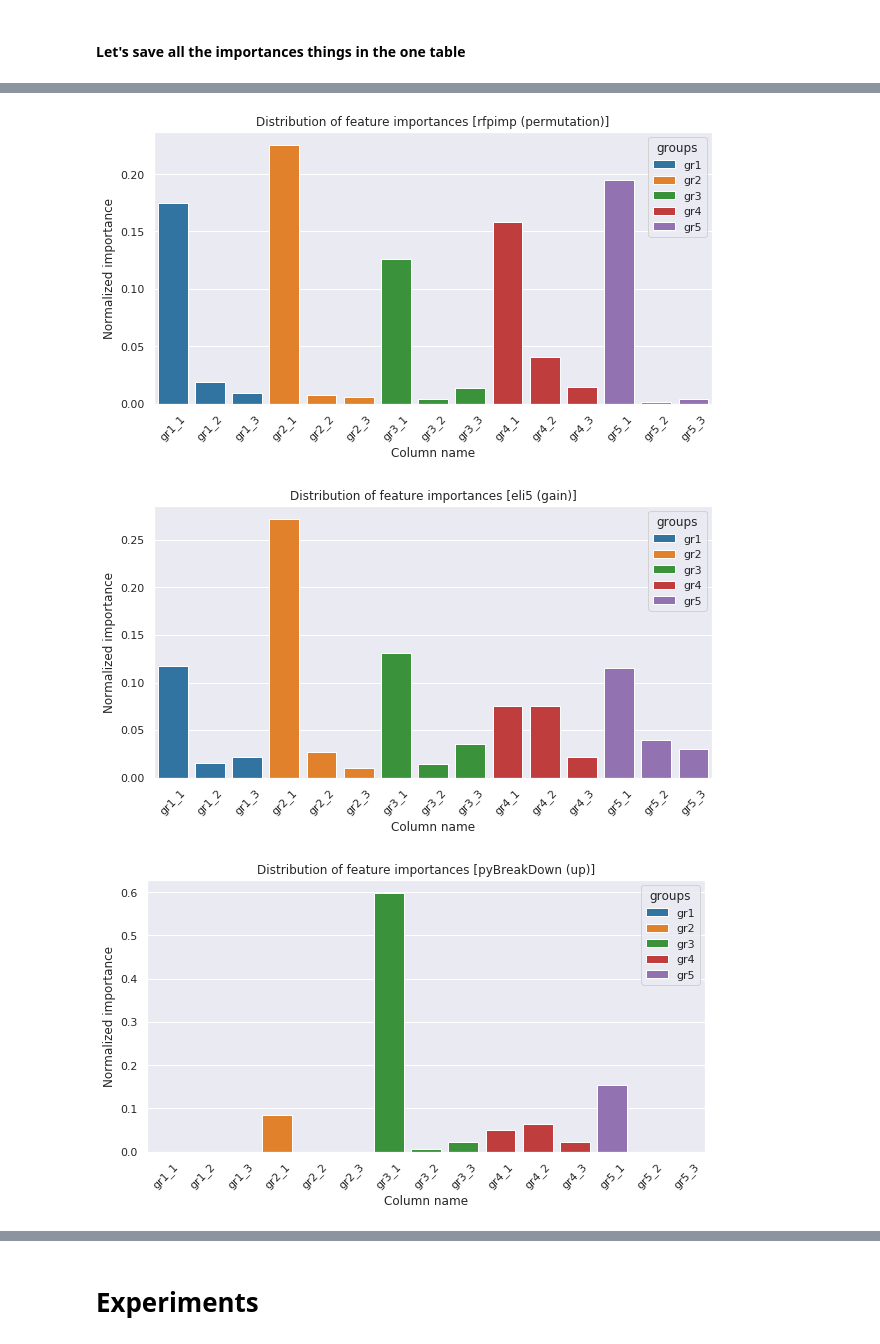
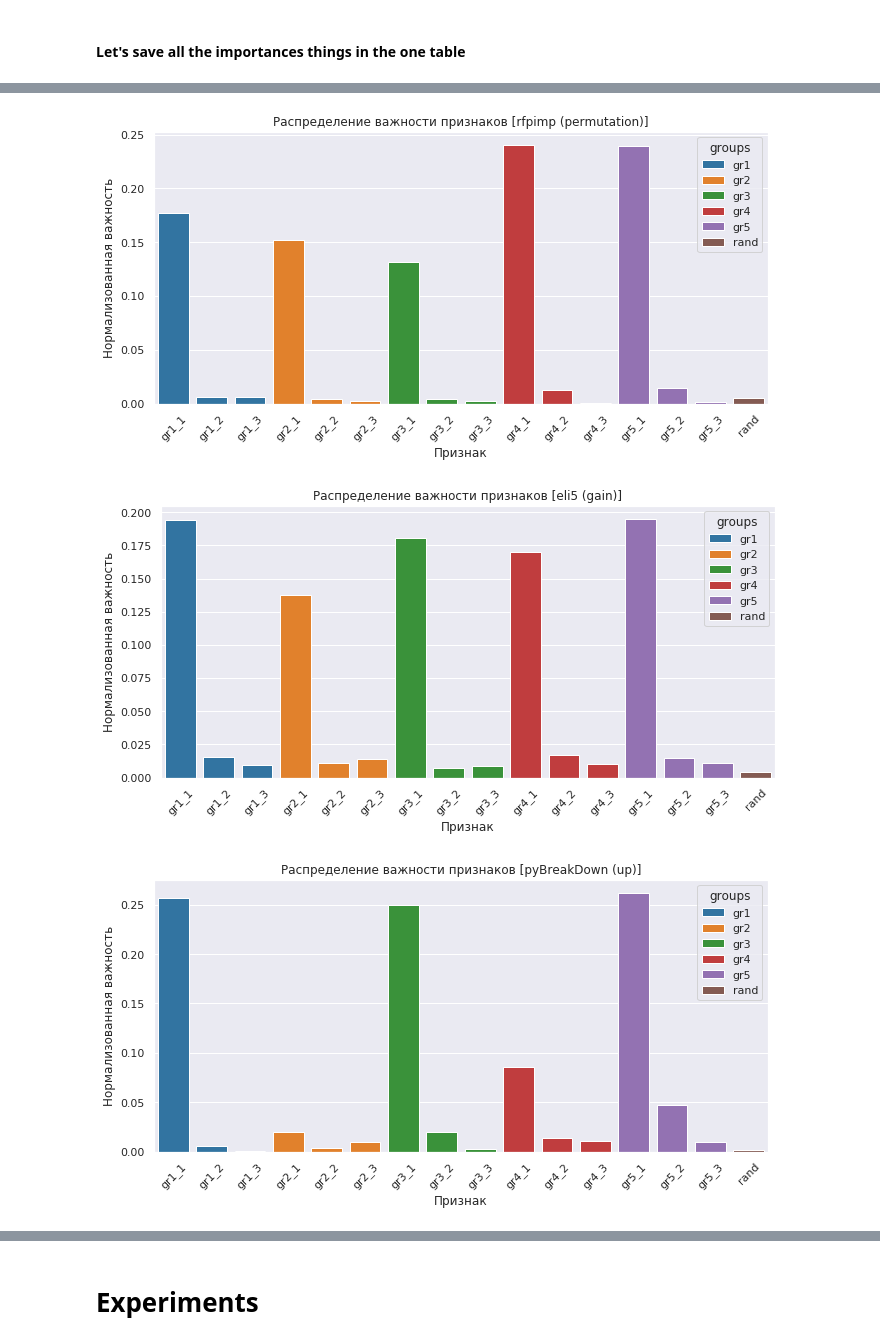
Before and after one commit to MikhailKuz/msu_3course_diary, a Jupyter notebook: experiments/artificial.ipynb, the cells around one changed output, grey strips where cells are left out. Cells and saved outputs as stored; diff of their text form; code cells hidden in the pictures.

```diff
--- a/experiments/artificial.ipynb
+++ b/experiments/artificial.ipynb
@@ -634,7 +818,7 @@ y[y < med] = 0
 y = y.astype(int)
 # %%
 data = pd.DataFrame(data=np.hstack([X, y]),
-                    columns=['gr' + str(i) + '_' + str(j) for i in range(1, n_groups + 1) for j in range(1, n_feature_per_group + 1)] + ['target'])
+                    columns=['gr' + str(i) + '_' + str(j) for i in range(1, n_groups + 1) for j in range(1, n_feature_per_group + 1)] + ['rand'] + ['target'])
 data.iloc[:, -1] = data.iloc[:, -1].astype('int32')
 data
 # %% [output]
@@ -686,7 +880,7 @@ plt.show()
 [figure]
 # %%
 start = timer()
-f_ints = all_feature_interaction(clf, X_train, n_samples=100)
+f_ints = all_feature_interaction(clf, X_train, n_samples=1000)
 end = timer()
 
 time_last = int(end - start)
@@ -775,11 +953,11 @@ norm_all_fi.sort_values('shap (Tree)', ascending=False)
 # %%
 pd_ind = 0
 flatten_im = pd.DataFrame(columns=['feature', 'im_type', 'score'])
-for i in range(len(d)):
-    for j in range(1, len(d.iloc[0])):
-        flatten_im.loc[pd_ind] = [d.iloc[i, 0],
-                                  d.columns[j],
-                                  d.iloc[i, j]]
+for i in range(len(norm_all_fi)):
+    for j in range(len(norm_all_fi.iloc[0])):
+        flatten_im.loc[pd_ind] = [norm_all_fi.index[i],
+                                  norm_all_fi.columns[j],
+                                  norm_all_fi.iloc[i, j]]
         pd_ind += 1
 
 first_features = flatten_im[flatten_im['feature'].str.contains('_1', regex=False)]
@@ -795,9 +973,9 @@ first_features.sample(5)
 # %%
-fig, ax = plt.subplots(figsize=(10, 5))
-ax = sns.barplot(x="im_type", y="score", hue="feature", data=first_features, palette='ch:s=.25,rot=-.25')
-ax.set_title('Distribution of all equally important variables in the summing task')
-ax.set_ylabel('Normalized importance')
-ax.set_xlabel('Feature importance method')
+fig, ax = plt.subplots(figsize=(15, 5))
+ax = sns.barplot(x="im_type", y="score", hue="feature", data=first_features, palette='Spectral')
+ax.set_title('Распределение одинаково важных признаков в задаче суммирования')
+ax.set_ylabel('Нормализованная важность')
+ax.set_xlabel('Метод важности признаков')
 fig.savefig(path_to_datasets + "TargetSum_impFeatures.pdf", bbox_inches='tight')
 plt.show()
 # %% [output]
@@ -805,18 +983,21 @@ plt.show()
 # %%
-im_names_methods = ['rfpimp (permutation)', 'eli5 (gain)', 'pyBreakDown (up)', 'shap (Tree)', 'lime']
+im_methods = [rfpimp_dt_im, eli5_dt_im, pyBreakDown_dt_im, shap_dt_im, lime_dt_im,
+              my_cxplain_lgbm, my_cxplain_mlp, wrap_nll_permutation_im]
+im_names_methods = ['rfpimp (permutation)', 'eli5 (gain)', 'pyBreakDown (up)', 'shap (Tree)', 'lime',
+                    'exp_m (p, lgbm)', 'exp_m (p, mlp)', 'permutation (nll)']
 
 for name in im_names_methods:
-    fig, ax = plt.subplots(figsize=(10, 5))
+    fig, ax = plt.subplots(figsize=(11, 5))
     ax = sns.barplot(x="feature", y="score", data=flatten_im[flatten_im['im_type'] == name],
-                    hue=[i[:-2] for i in all_fi.index], dodge=False)
-    ax.set_title('Distribution of feature importances [' + name + ']')
-    ax.set_ylabel('Normalized importance')
-    ax.set_xlabel('Column name')
+                    hue=[i[:-2] for i in all_fi.index[:-1]] + [all_fi.index[-1]], dodge=False)
+    ax.set_title('Распределение важности признаков [' + name + ']')
+    ax.set_ylabel('Нормализованная важность')
+    ax.set_xlabel('Признак')
     plt.legend(title='groups')
     plt.xticks(rotation=45)
     fig.savefig(path_to_datasets + 'TargetSum_allFeatures_' + name + '.pdf', bbox_inches='tight')
     plt.show()
 # %% [output]
-[figure, old version]
+[figure, new version]
-[figure, old version]
+[figure, new version]
-[figure, old version]
+[figure, new version]
```
Also changed, not shown: parts of 41 cells of this notebook.
